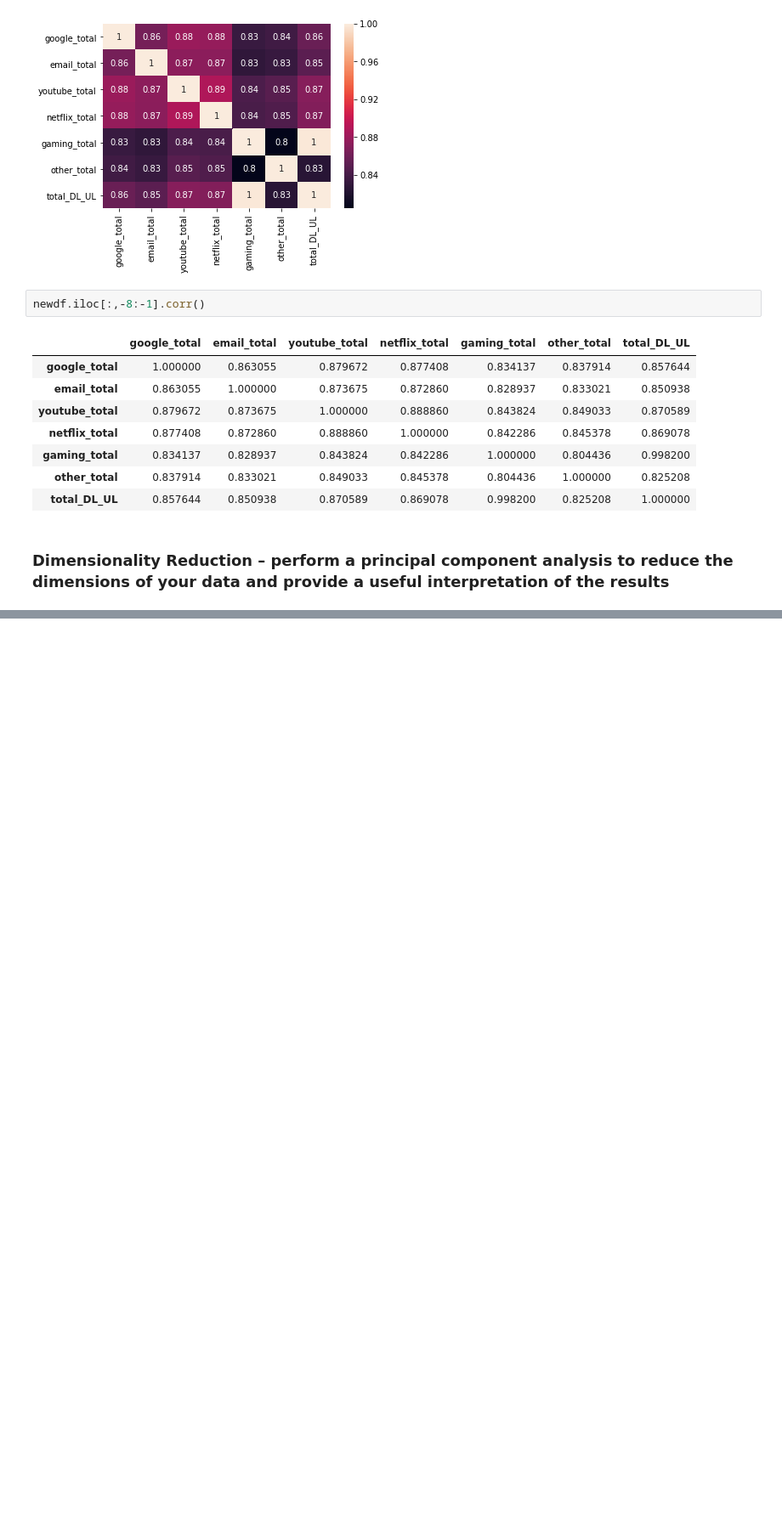
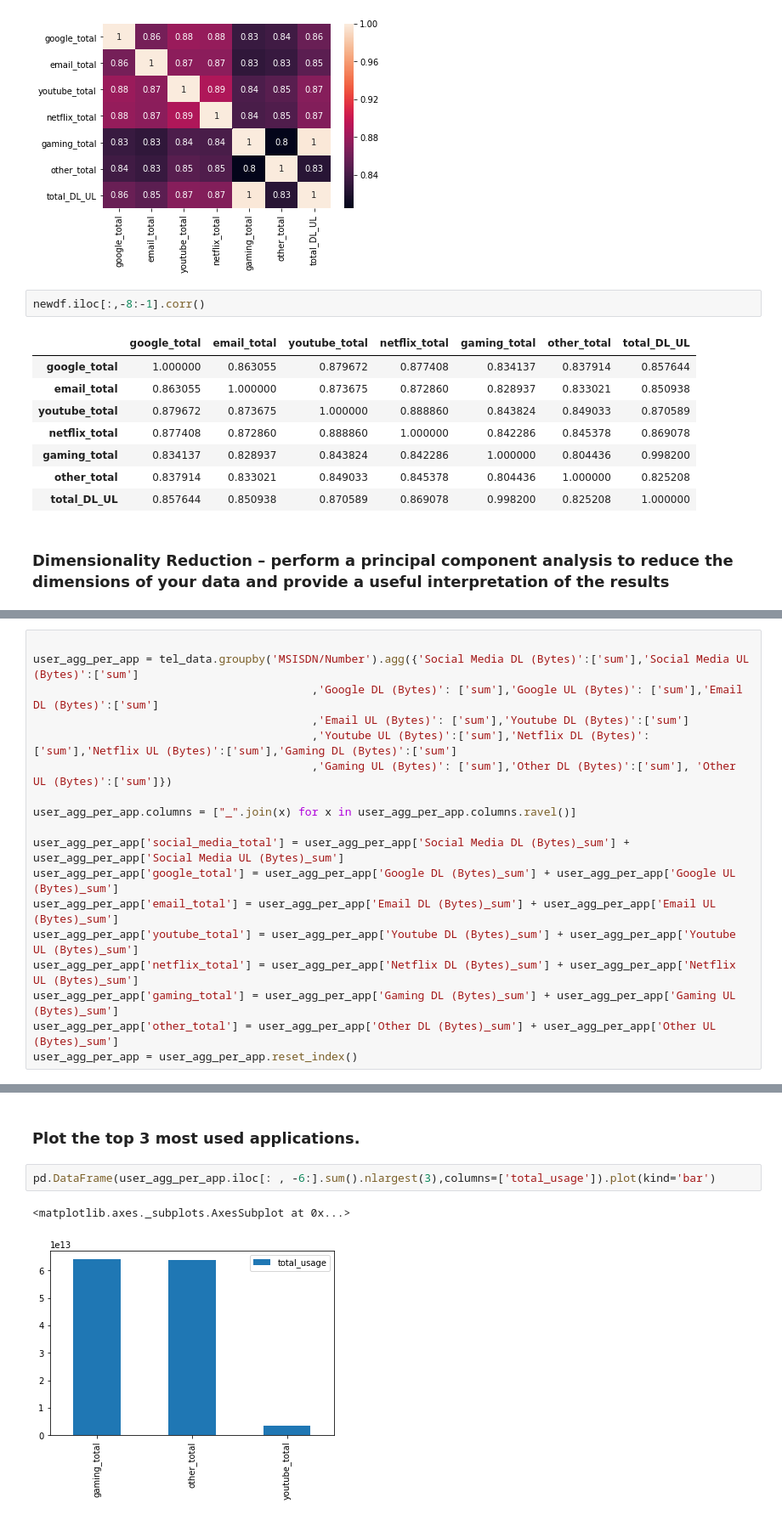
Before and after one commit to GETUCHALA20/TelcomAnalysis, a Jupyter notebook: Telecom Analaysis.ipynb, the cells around one changed output, grey strips where cells are left out. Shown at 85% size. Cells and saved outputs as stored; diff of their text form; blank space fills up the shorter version.

```diff
--- a/Telecom Analaysis.ipynb
+++ b/Telecom Analaysis.ipynb
@@ -697,0 +888,18 @@ newdf.iloc[:,-8:-1].corr()
+# %%
+
+user_agg_per_app = tel_data.groupby('MSISDN/Number').agg({'Social Media DL (Bytes)':['sum'],'Social Media UL (Bytes)':['sum']
+                                          ,'Google DL (Bytes)': ['sum'],'Google UL (Bytes)': ['sum'],'Email DL (Bytes)':['sum']
+                                          ,'Email UL (Bytes)': ['sum'],'Youtube DL (Bytes)':['sum']
+                                          ,'Youtube UL (Bytes)':['sum'],'Netflix DL (Bytes)':['sum'],'Netflix UL (Bytes)':['sum'],'Gaming DL (Bytes)':['sum']
+                                          ,'Gaming UL (Bytes)': ['sum'],'Other DL (Bytes)':['sum'], 'Other UL (Bytes)':['sum']})
+
+user_agg_per_app.columns = ["_".join(x) for x in user_agg_per_app.columns.ravel()]
+
+user_agg_per_app['social_media_total'] = user_agg_per_app['Social Media DL (Bytes)_sum'] + user_agg_per_app['Social Media UL (Bytes)_sum']
+user_agg_per_app['google_total'] = user_agg_per_app['Google DL (Bytes)_sum'] + user_agg_per_app['Google UL (Bytes)_sum']
+user_agg_per_app['email_total'] = user_agg_per_app['Email DL (Bytes)_sum'] + user_agg_per_app['Email UL (Bytes)_sum']
+user_agg_per_app['youtube_total'] = user_agg_per_app['Youtube DL (Bytes)_sum'] + user_agg_per_app['Youtube UL (Bytes)_sum']
+user_agg_per_app['netflix_total'] = user_agg_per_app['Netflix DL (Bytes)_sum'] + user_agg_per_app['Netflix UL (Bytes)_sum']
+user_agg_per_app['gaming_total'] = user_agg_per_app['Gaming DL (Bytes)_sum'] + user_agg_per_app['Gaming UL (Bytes)_sum']
+user_agg_per_app['other_total'] = user_agg_per_app['Other DL (Bytes)_sum'] + user_agg_per_app['Other UL (Bytes)_sum']
+user_agg_per_app = user_agg_per_app.reset_index()
@@ -697,0 +1021,7 @@ newdf.iloc[:,-8:-1].corr()
+# %% [markdown]
+### Plot the top 3 most used applications.
+# %%
+pd.DataFrame(user_agg_per_app.iloc[: , -6:].sum().nlargest(3),columns=['total_usage']).plot(kind='bar')
+# %% [output]
+<matplotlib.axes._subplots.AxesSubplot at 0x...>
+[figure, added]
```
Also changed, not shown: parts of 138 cells of this notebook.
